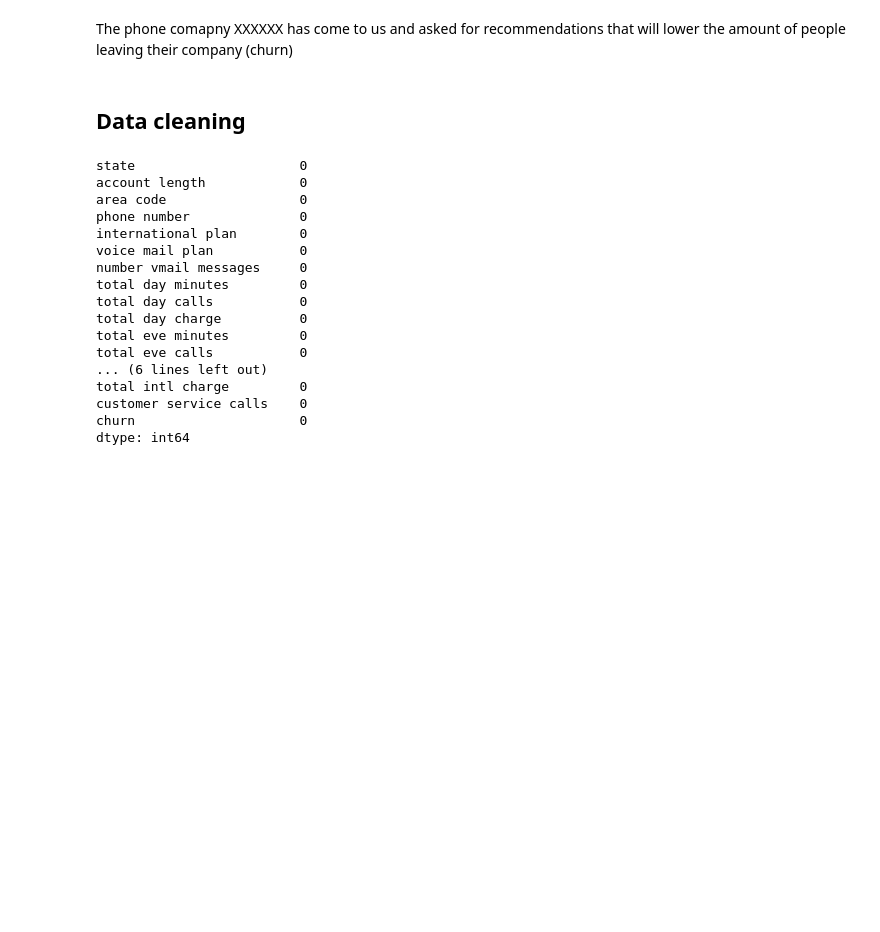
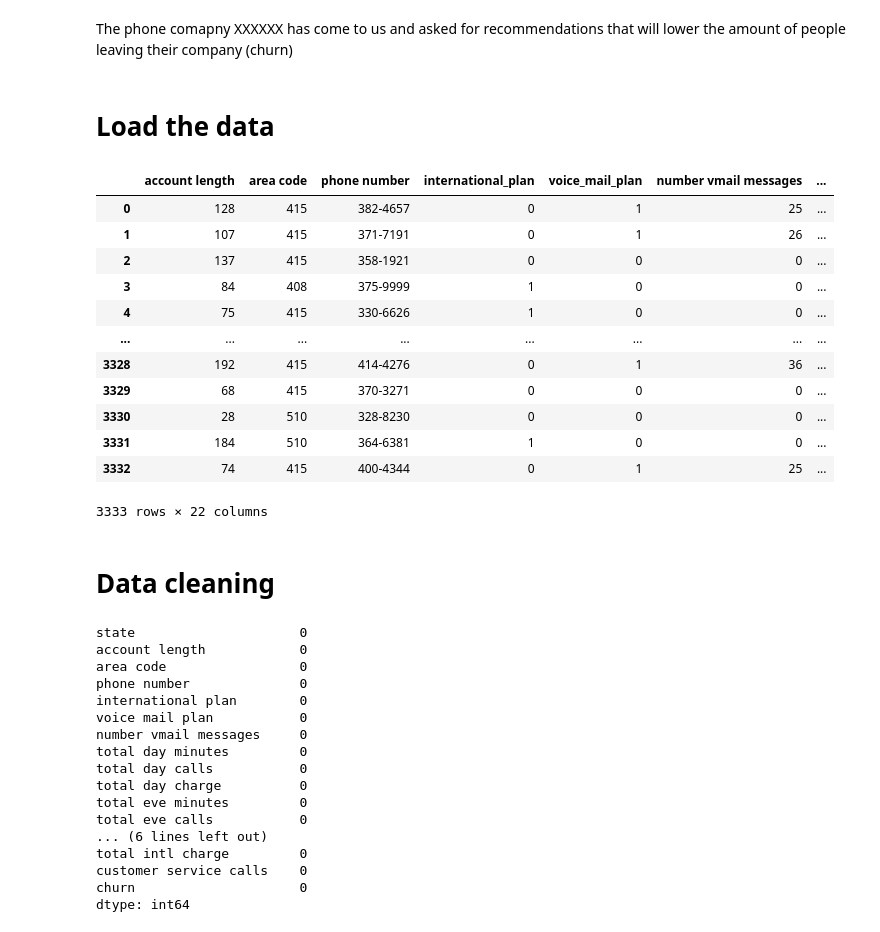
Before and after one commit to MichalOst3389/nhl_team_analysis, a Jupyter notebook: student.ipynb, the cells around one changed output. Saved outputs shown, nothing was run; the diff lists cells and outputs as text; code cells hidden in the pictures; blank space fills up the shorter version.

```diff
--- a/student.ipynb
+++ b/student.ipynb
@@ -10,11 +10,29 @@ import seaborn as sns
 import statsmodels.formula.api as smf
 # %% [markdown]
 The phone comapny XXXXXX has come to us and asked for recommendations that will lower the amount of people leaving their company (churn)
+# %% [markdown]
+# Load the data
 # %%
 # Load the dataset
 Telecomdf = pd.read_csv("bigml_59c28831336c6604c800002a.csv")
+# %%
+Telecomdf
+# %% [output]
+|  | account length | area code | phone number | international_plan | voice_mail_plan | number vmail messages | ... |
+| 0 | 128 | 415 | 382-4657 | 0 | 1 | 25 | ... |
+| 1 | 107 | 415 | 371-7191 | 0 | 1 | 26 | ... |
+| 2 | 137 | 415 | 358-1921 | 0 | 0 | 0 | ... |
+| 3 | 84 | 408 | 375-9999 | 1 | 0 | 0 | ... |
+| 4 | 75 | 415 | 330-6626 | 1 | 0 | 0 | ... |
+| ... | ... | ... | ... | ... | ... | ... | ... |
+| 3328 | 192 | 415 | 414-4276 | 0 | 1 | 36 | ... |
+| 3329 | 68 | 415 | 370-3271 | 0 | 0 | 0 | ... |
+| 3330 | 28 | 510 | 328-8230 | 0 | 0 | 0 | ... |
+| 3331 | 184 | 510 | 364-6381 | 1 | 0 | 0 | ... |
+| 3332 | 74 | 415 | 400-4344 | 0 | 1 | 25 | ... |
+3333 rows × 22 columns
 # %% [markdown]
-## Data cleaning
+# Data cleaning
 # %%
 #Looking for null values
 print(Telecomdf.isnull().sum())
```
Also changed, not shown: parts of 17 cells of this notebook.
